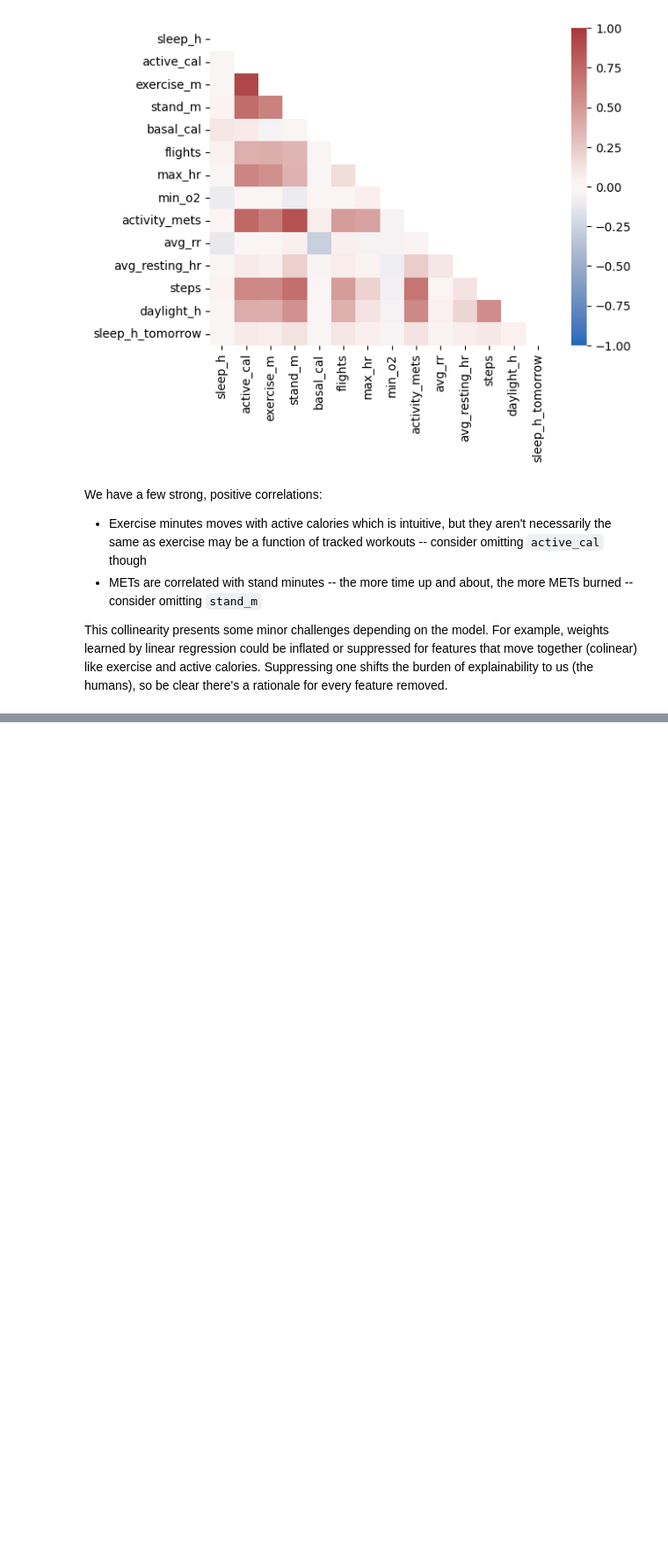
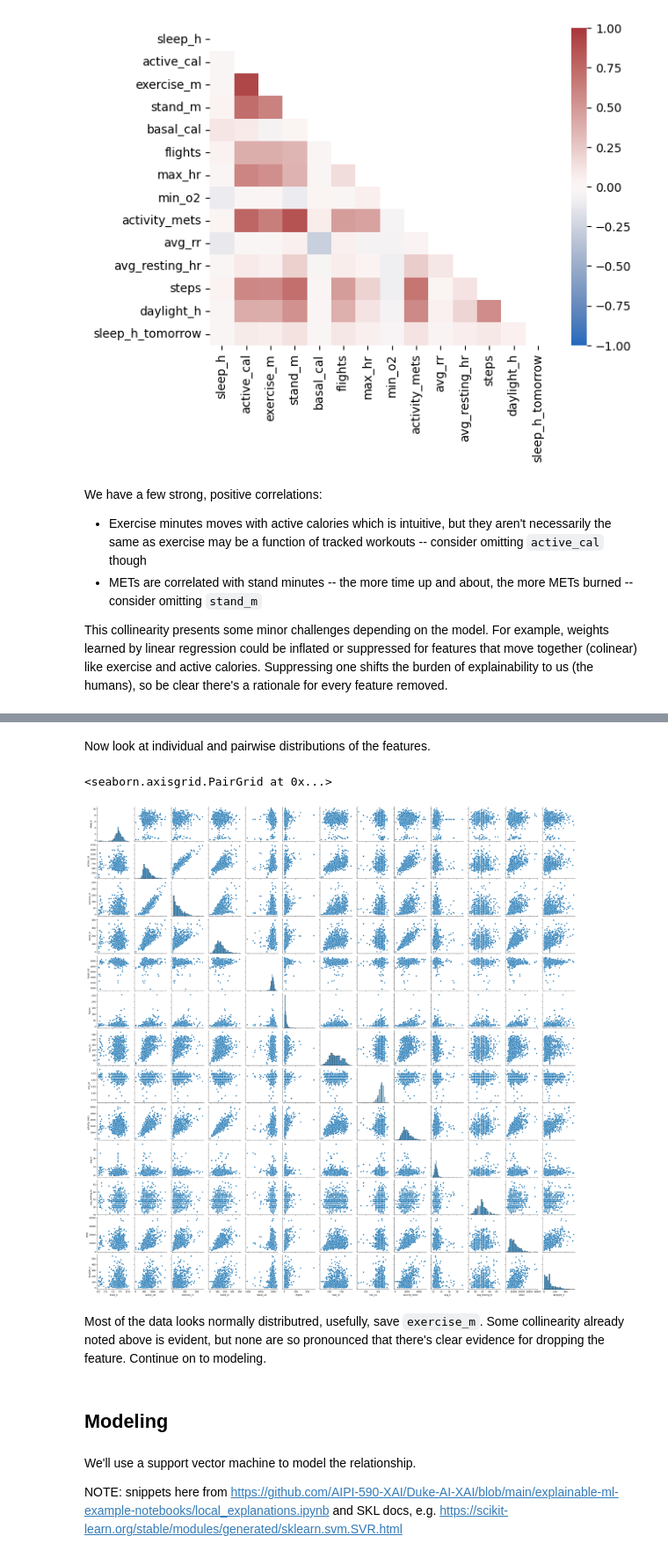
Before and after one commit to auto-d/medex, a Jupyter notebook: medex.ipynb, the cells around one changed output, grey strips where cells are left out. Shown at 88% size. Saved outputs shown, nothing was run; the diff lists cells and outputs as text; code cells hidden in the pictures; blank space fills up the shorter version.

Commit message:
modeling

```diff
--- a/medex.ipynb
+++ b/medex.ipynb
@@ -301,0 +340,11 @@ This collinearity presents some minor challenges depending on the model. For exa
+# %% [markdown]
+Now look at individual and pairwise distributions of the features.
+# %%
+sns.pairplot(df2.drop(['sleep_h_tomorrow'], axis=1))
+# %% [output]
+<seaborn.axisgrid.PairGrid at 0x...>
+[figure, added]
+# %% [markdown]
+Most of the data looks normally distributred, usefully, save `exercise_m`. Some collinearity already noted above is evident, but none are so pronounced that there's clear evidence for dropping the feature. Continue on to modeling.
+# %% [markdown]
+## Modeling
@@ -301,0 +357,4 @@ This collinearity presents some minor challenges depending on the model. For exa
+# %% [markdown]
+We'll use a support vector machine to model the relationship.
+
+NOTE: snippets here from https://github.com/AIPI-590-XAI/Duke-AI-XAI/blob/main/explainable-ml-example-notebooks/local_explanations.ipynb and SKL docs, e.g. https://scikit-learn.org/stable/modules/generated/sklearn.svm.SVR.html
```
Also changed, not shown: parts of 18 cells of this notebook, 1 other file.
